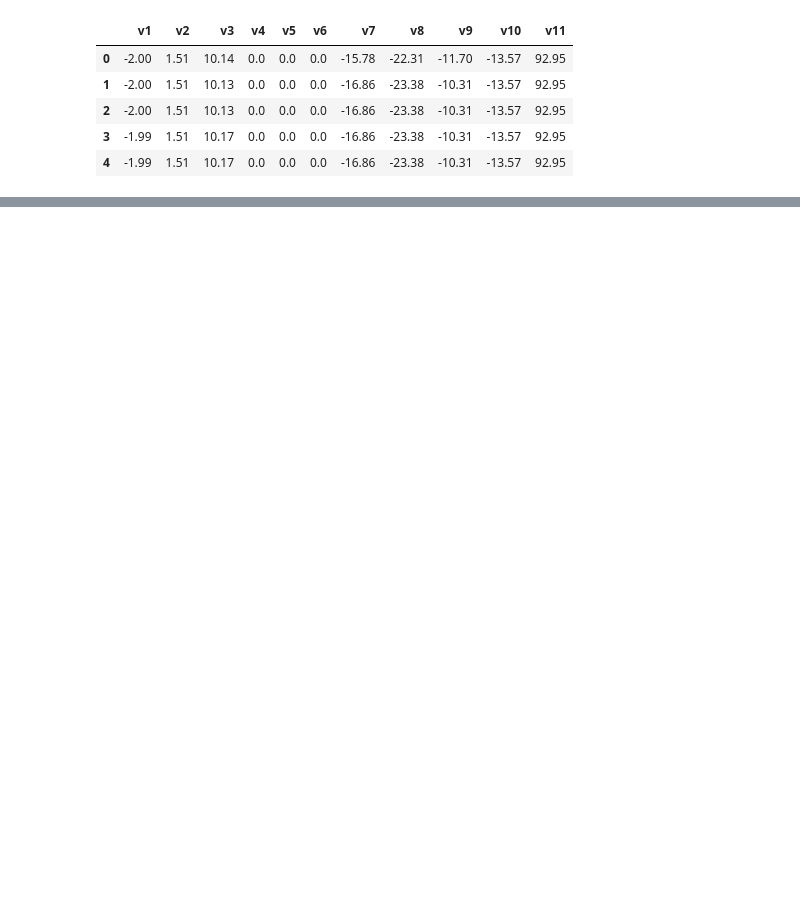
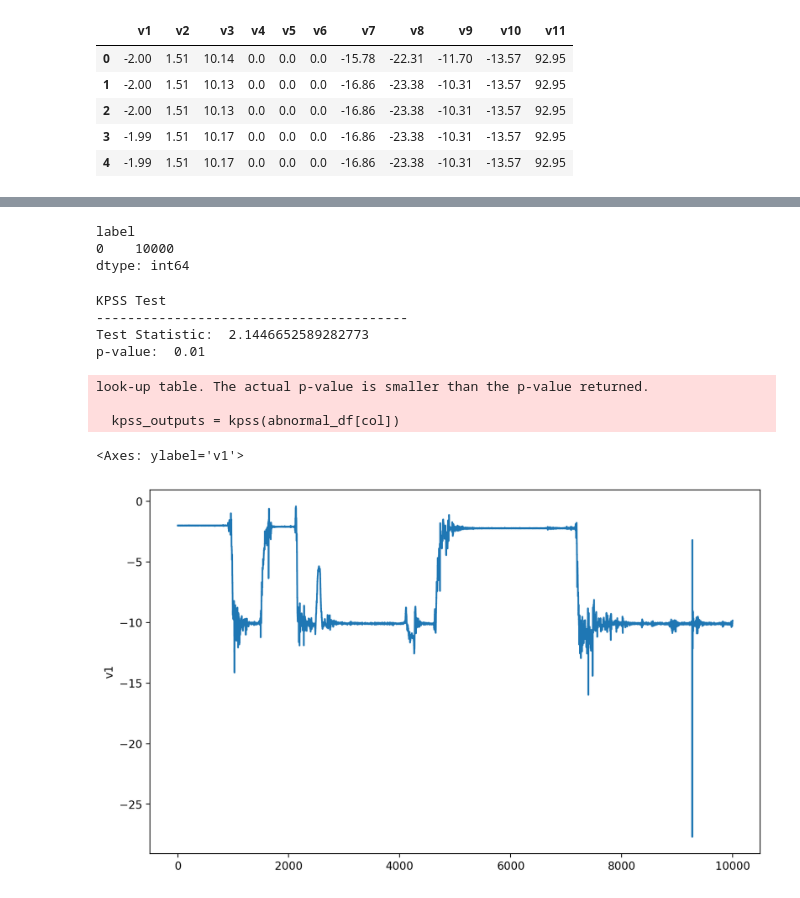
Before and after one commit to gyjong/workplace, a Jupyter notebook: quest_0227/0228_timeseries_abnormal.ipynb, the cells around one changed output, grey strips where cells are left out. Saved outputs shown, nothing was run; the diff lists cells and outputs as text; code cells hidden in the pictures; blank space fills up the shorter version.

```diff
--- a/quest_0227/0228_timeseries_abnormal.ipynb
+++ b/quest_0227/0228_timeseries_abnormal.ipynb
@@ -16,0 +46,31 @@ abnormal_df.head()
+# %%
+abnormal_df_label.groupby('label').size()
+# %% [output]
+label
+0    10000
+dtype: int64
+# %%
+col = 'v1'
+
+# Apply KPSS test
+kpss_outputs = kpss(abnormal_df[col])
+
+# Print the results
+print('KPSS Test')
+print('--'*20)
+print('Test Statistic: ', kpss_outputs[0])
+print('p-value: ', kpss_outputs[1])
+
+# Plot the time series
+plt.figure(figsize=(10, 6))
+sns.lineplot(data=abnormal_df[col])
+# %% [output]
+KPSS Test
+----------------------------------------
+Test Statistic:  2.1446652589282773
+p-value:  0.01
+look-up table. The actual p-value is smaller than the p-value returned.
+
+  kpss_outputs = kpss(abnormal_df[col])
+<Axes: ylabel='v1'>
+[figure, added]
```
Also changed, not shown: parts of 20 cells of this notebook, 5 other files.
